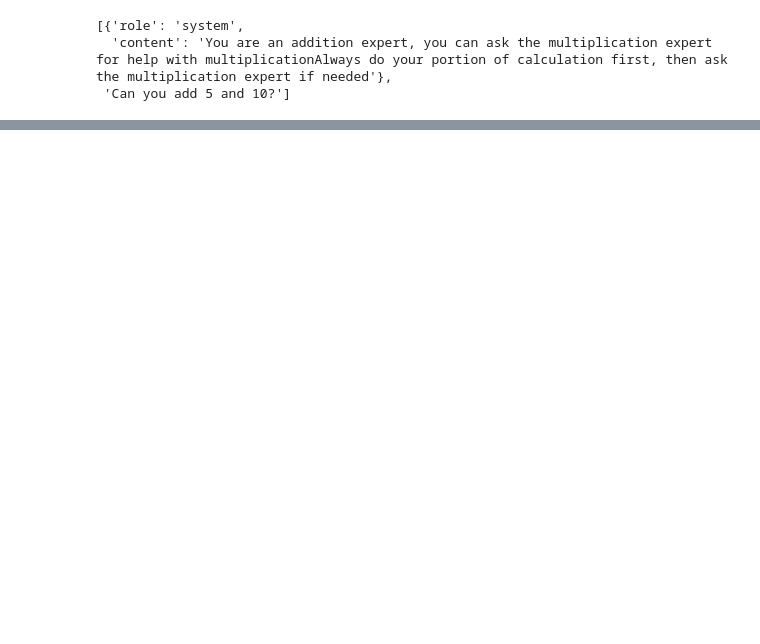
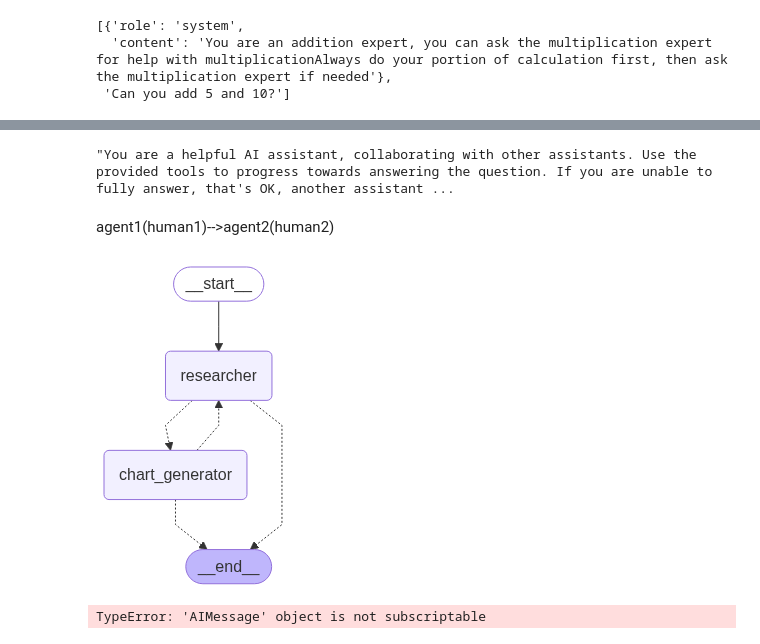
Before and after one commit to Rhy-Shah/Agentic-Gen-AI, a Jupyter notebook: LangGraph/Jun22_AgenticRAG.ipynb, the cells around one changed output, grey strips where cells are left out. Drawn from its saved outputs; the diff is of its cells as text; code cells hidden in the pictures; blank space fills up the shorter version.

```diff
--- a/LangGraph/Jun22_AgenticRAG.ipynb
+++ b/LangGraph/Jun22_AgenticRAG.ipynb
@@ -108,0 +113,3 @@ UnboundLocalError: cannot access local variable 'llm' where it is not associated
+# %%
+TAVILY_API_KEY=os.getenv("TAVILY_API_KEY")
+search_tool=TavilySearchResults(tavily_api_key=TAVILY_API_KEY)
@@ -108,0 +162,21 @@ UnboundLocalError: cannot access local variable 'llm' where it is not associated
+# %%
+def make_system_prompt(instruction:str)->str:
+    return  (
+        "You are a helpful AI assistant, collaborating with other assistants."
+        " Use the provided tools to progress towards answering the question."
+        " If you are unable to fully answer, that's OK, another assistant with different tools "
+        " will help where you left off. Execute what you can to make progress."
+        " If you or any of the other assistants have the final answer or deliverable,"
+        " prefix your response with FINAL ANSWER so the team knows to stop."
+        f"\n{instruction}"
+    )
+# %%
+make_system_prompt("You can only do research. You are working with a chart generator colleague.")
+# %% [output]
+"You are a helpful AI assistant, collaborating with other assistants. Use the provided tools to progress towards answering the question. If you are unable to fully answer, that's OK, another assistant ...
+# %%
+def get_next_node(last_message:BaseMessage, goto:str):
+    if "FINAL ANSWER" in last_message.content:
+        # Any agent decided the work is done
+        return END
+    return goto
@@ -108,0 +209,30 @@ UnboundLocalError: cannot access local variable 'llm' where it is not associated
+# %% [markdown]
+agent1(human1)-->agent2(human2)
+# %%
+def chart_node(state:MessagesState)-> Command[Literal["researcher", END]]:
+    chart_agent=create_react_agent(
+        llm,
+        tools=[python_repl_tool],
+        prompt=make_system_prompt(
+        "You can only generate charts. You are working with a researcher colleague."
+    ),
+        )
+    result=chart_agent.invoke(state)
+    goto=get_next_node(result["messages"][-1],"researcher")
+    result["messages"][-1] = HumanMessage(content=result["messages"][-1].content, name="chart_generator")
+    return Command(update={"messages": result["messages"]},goto=goto)
+# %%
+workflow = StateGraph(MessagesState)
+workflow.add_node("researcher", research_node)
+workflow.add_node("chart_generator", chart_node)
+
+workflow.add_edge(START, "researcher")
+app = workflow.compile()
+
+app
+# %% [output]
+[figure, added]
+# %%
+app.invoke({"messages": [("user","get the UK's GDP over the past 3 years, then make a line chart of it.Once you make the chart, finish.")],})
+# %% [output]
+TypeError: 'AIMessage' object is not subscriptable
```
Also changed, not shown: parts of 8 cells of this notebook, 1 other file.
